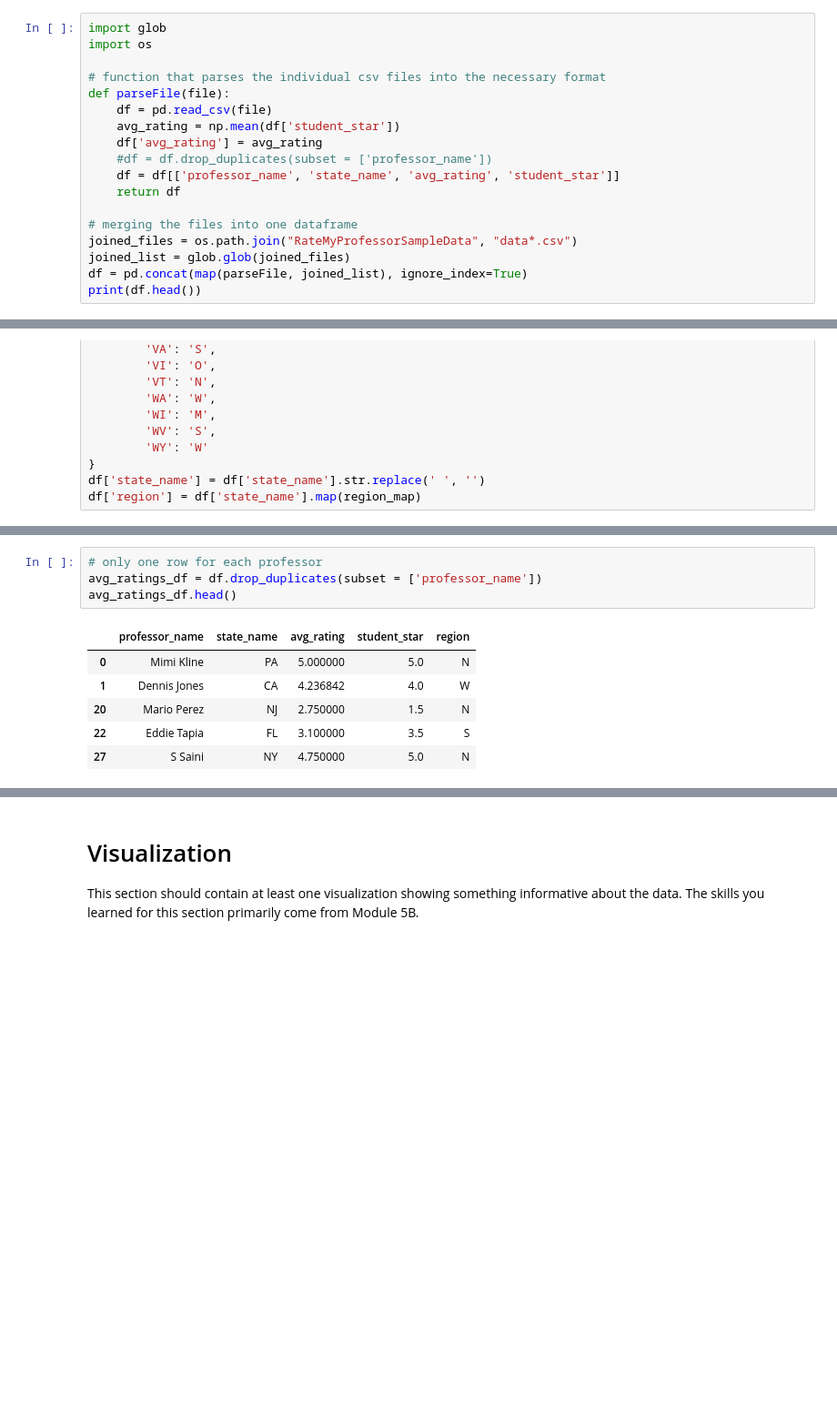
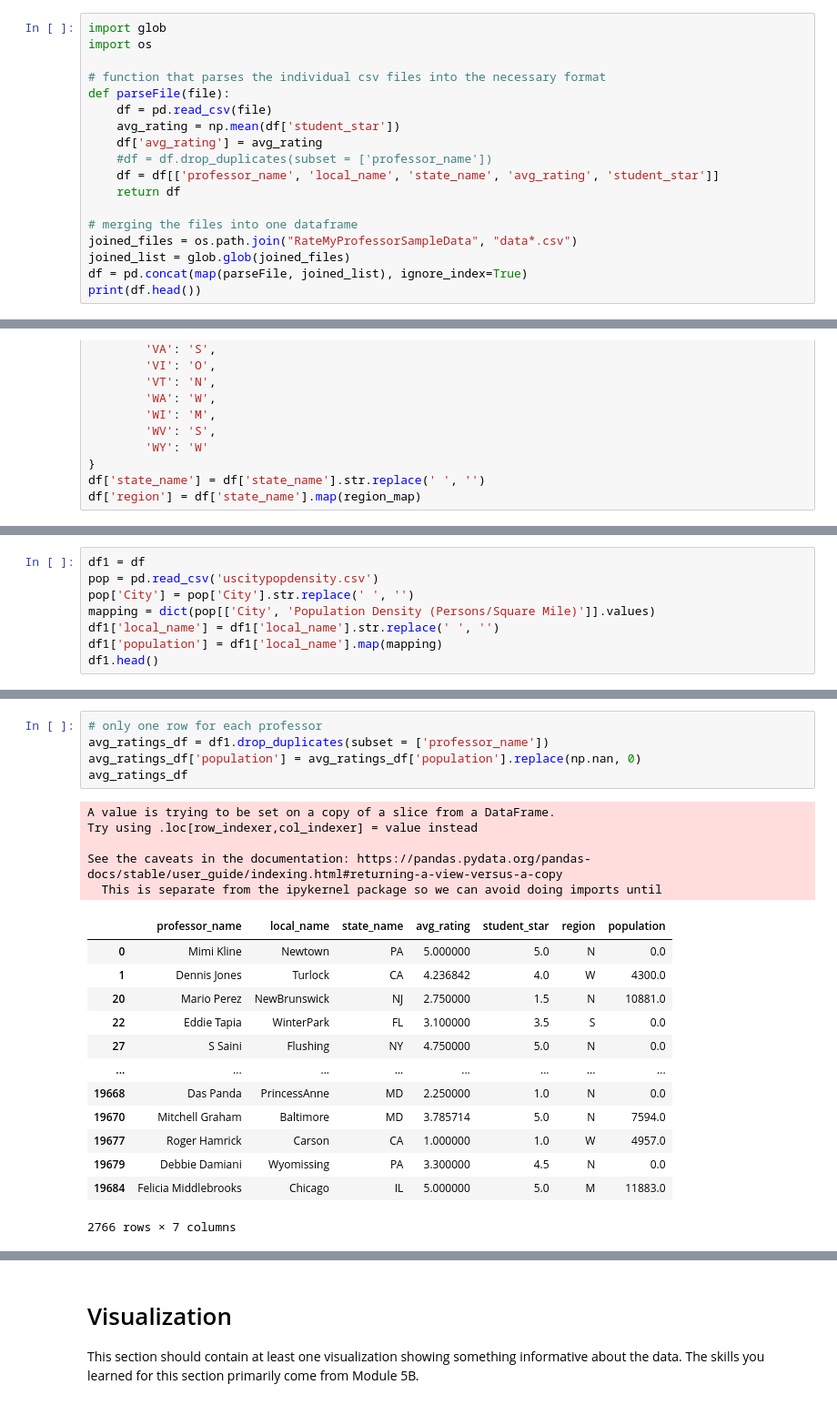
Before and after one commit to psuedoche/rateProfProject, a Jupyter notebook: final-perform.ipynb, the cells around one changed output, grey strips where cells are left out. Shown at 91% size. Saved outputs shown, nothing was run; the diff lists cells and outputs as text; blank space fills up the shorter version.

Commit message:
added city population analysis

```diff
--- a/final-perform.ipynb
+++ b/final-perform.ipynb
@@ -39,7 +40,7 @@ def parseFile(file):
     avg_rating = np.mean(df['student_star'])
     df['avg_rating'] = avg_rating
     #df = df.drop_duplicates(subset = ['professor_name'])
-    df = df[['professor_name', 'state_name', 'avg_rating', 'student_star']]
+    df = df[['professor_name', 'local_name', 'state_name', 'avg_rating', 'student_star']]
     return df
 
 # merging the files into one dataframe
@@ -132,0 +134,8 @@ df.head()
+# %%
+df1 = df
+pop = pd.read_csv('uscitypopdensity.csv')
+pop['City'] = pop['City'].str.replace(' ', '')
+mapping = dict(pop[['City', 'Population Density (Persons/Square Mile)']].values)
+df1['local_name'] = df1['local_name'].str.replace(' ', '')
+df1['population'] = df1['local_name'].map(mapping)
+df1.head()
@@ -133,11 +149,24 @@ df.head()
 # %%
 # only one row for each professor
-avg_ratings_df = df.drop_duplicates(subset = ['professor_name'])
-avg_ratings_df.head()
+avg_ratings_df = df1.drop_duplicates(subset = ['professor_name'])
+avg_ratings_df['population'] = avg_ratings_df['population'].replace(np.nan, 0)
+avg_ratings_df
 # %% [output]
+A value is trying to be set on a copy of a slice from a DataFrame.
+Try using .loc[row_indexer,col_indexer] = value instead
+
+See the caveats in the documentation: https://pandas.pydata.org/pandas-docs/stable/user_guide/indexing.html#returning-a-view-versus-a-copy
+  This is separate from the ipykernel package so we can avoid doing imports until
-|  | professor_name | state_name | avg_rating | student_star | region |
-| 0 | Mimi Kline | PA | 5.000000 | 5.0 | N |
-| 1 | Dennis Jones | CA | 4.236842 | 4.0 | W |
-| 20 | Mario Perez | NJ | 2.750000 | 1.5 | N |
-| 22 | Eddie Tapia | FL | 3.100000 | 3.5 | S |
-| 27 | S Saini | NY | 4.750000 | 5.0 | N |
+|  | professor_name | local_name | state_name | avg_rating | student_star | region | population |
+| 0 | Mimi Kline | Newtown | PA | 5.000000 | 5.0 | N | 0.0 |
+| 1 | Dennis Jones | Turlock | CA | 4.236842 | 4.0 | W | 4300.0 |
+| 20 | Mario Perez | NewBrunswick | NJ | 2.750000 | 1.5 | N | 10881.0 |
+| 22 | Eddie Tapia | WinterPark | FL | 3.100000 | 3.5 | S | 0.0 |
+| 27 | S Saini | Flushing | NY | 4.750000 | 5.0 | N | 0.0 |
+| ... | ... | ... | ... | ... | ... | ... | ... |
+| 19668 | Das Panda | PrincessAnne | MD | 2.250000 | 1.0 | N | 0.0 |
+| 19670 | Mitchell Graham | Baltimore | MD | 3.785714 | 5.0 | N | 7594.0 |
+| 19677 | Roger Hamrick | Carson | CA | 1.000000 | 1.0 | W | 4957.0 |
+| 19679 | Debbie Damiani | Wyomissing | PA | 3.300000 | 4.5 | N | 0.0 |
+| 19684 | Felicia Middlebrooks | Chicago | IL | 5.000000 | 5.0 | M | 11883.0 |
+2766 rows × 7 columns
```
Also changed, not shown: parts of 11 cells of this notebook, 2 other files.
